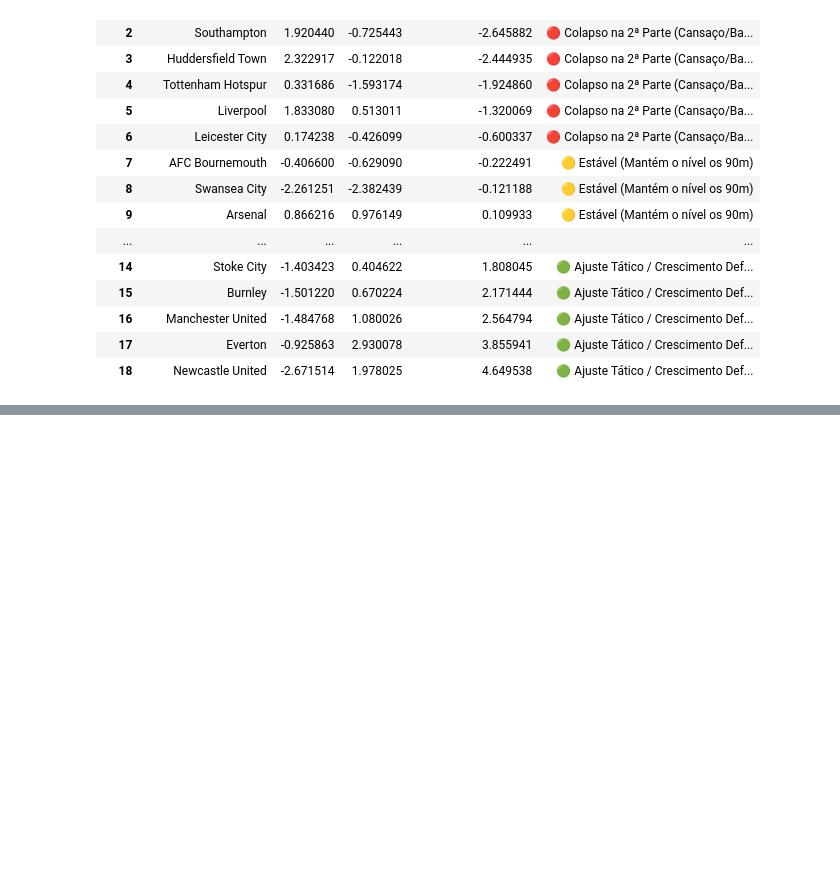
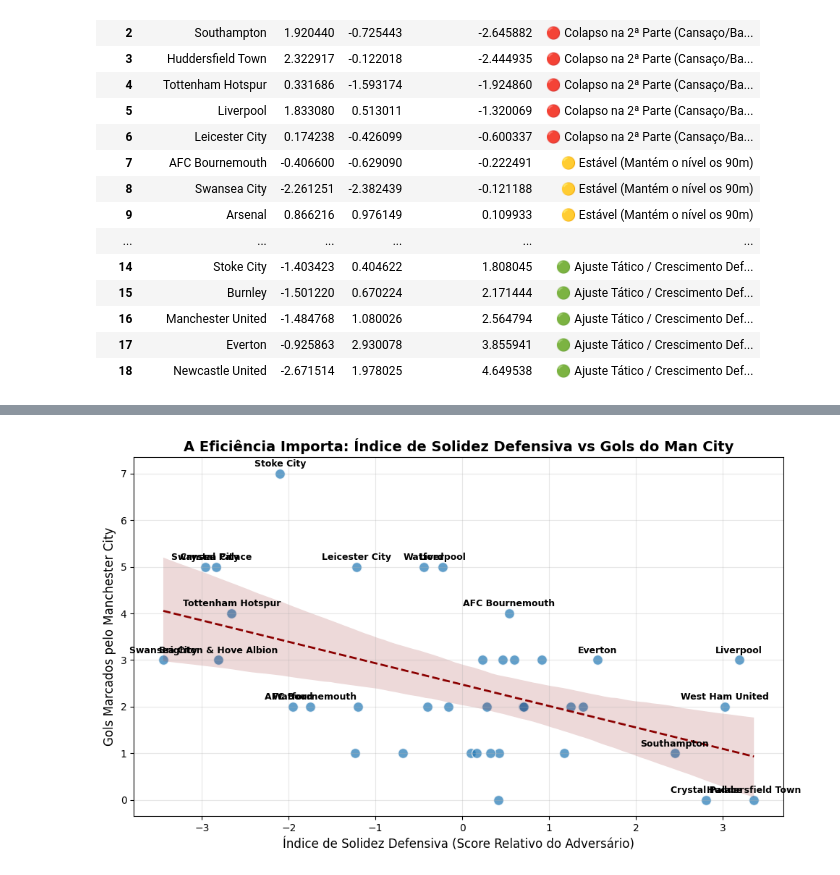
Before and after one commit to GARCl-A/city-analysis, a Jupyter notebook: main.ipynb, the cells around one changed output, grey strips where cells are left out. Saved outputs shown, nothing was run; the diff lists cells and outputs as text; code cells hidden in the pictures; blank space fills up the shorter version.

```diff
--- a/main.ipynb
+++ b/main.ipynb
@@ -631,0 +835,19 @@ display(df_pivot.sort_values(by='Diferenca_Resiliencia').reset_index(drop=True))
+# %%
+# ==============================================================================
+# 5. IDENTIFICANDO OS EXTREMOS DO MODELO (ESTUDOS DE CASO)
+# ==============================================================================
+
+# Ordena o DataFrame pelo Score Defensivo
+df_defesa_sorted = df_defesa.sort_values(by='Score_Defensivo', ascending=False)
+
+# Isola os Top 3 e Bottom 3
+top_3_fortes = df_defesa_sorted.head(3)
+top_3_fracas = df_defesa_sorted.tail(3)
+
+print("🏆 TOP 3 DEFESAS FORTES (Estudos de Caso):")
+for i, row in top_3_fortes.iterrows():
+    print(f"- {row['Adversario']}: Score {row['Score_Defensivo']:.2f} | Gols Sofridos: {row['Gols_Sofridos_Adversario']}")
+
+print("\n⚠️ TOP 3 DEFESAS FRACAS (Estudos de Caso):")
+for i, row in top_3_fracas.iterrows():
+    print(f"- {row['Adversario']}: Score {row['Score_Defensivo']:.2f} | Gols Sofridos: {row['Gols_Sofridos_Adversario']}")
@@ -631,0 +864,38 @@ display(df_pivot.sort_values(by='Diferenca_Resiliencia').reset_index(drop=True))
+# %%
+# ==============================================================================
+# 6. GRÁFICO DE DISPERSÃO: SCORE DEFENSIVO VS GOLS MARCADOS
+# ==============================================================================
+
+plt.figure(figsize=(10, 6))
+
+# Cria o scatter plot com linha de tendência (regressão linear)
+sns.regplot(
+    data=df_defesa,
+    x='Score_Defensivo',
+    y='Gols_Sofridos_Adversario',
+    scatter_kws={'s': 100, 'alpha': 0.7, 'edgecolor': 'white', 'color': '#1f77b4'},
+    line_kws={'color': 'darkred', 'lw': 2, 'linestyle': '--'}
+)
+
+plt.title("A Eficiência Importa: Índice de Solidez Defensiva vs Gols do Man City", fontsize=14, weight='bold')
+plt.xlabel("Índice de Solidez Defensiva (Score Relativo do Adversário)", fontsize=12)
+plt.ylabel("Gols Marcados pelo Manchester City", fontsize=12)
+
+# Adiciona os nomes dos times que são "outliers" ou extremos para humanizar o gráfico
+for i, row in df_defesa.iterrows():
+    # Destaca times com score muito alto, muito baixo, ou que sofreram muitos gols
+    if row['Score_Defensivo'] > 1.5 or row['Score_Defensivo'] < -1.5 or row['Gols_Sofridos_Adversario'] >= 4:
+        plt.text(
+            row['Score_Defensivo'],
+            row['Gols_Sofridos_Adversario'] + 0.15,
+            row['Adversario'],
+            fontsize=9,
+            ha='center',
+            weight='bold'
+        )
+
+plt.grid(True, alpha=0.3)
+plt.tight_layout()
+plt.show()
+# %% [output]
+[figure, added]
```
Also changed, not shown: parts of 21 cells of this notebook, 12 other files.
